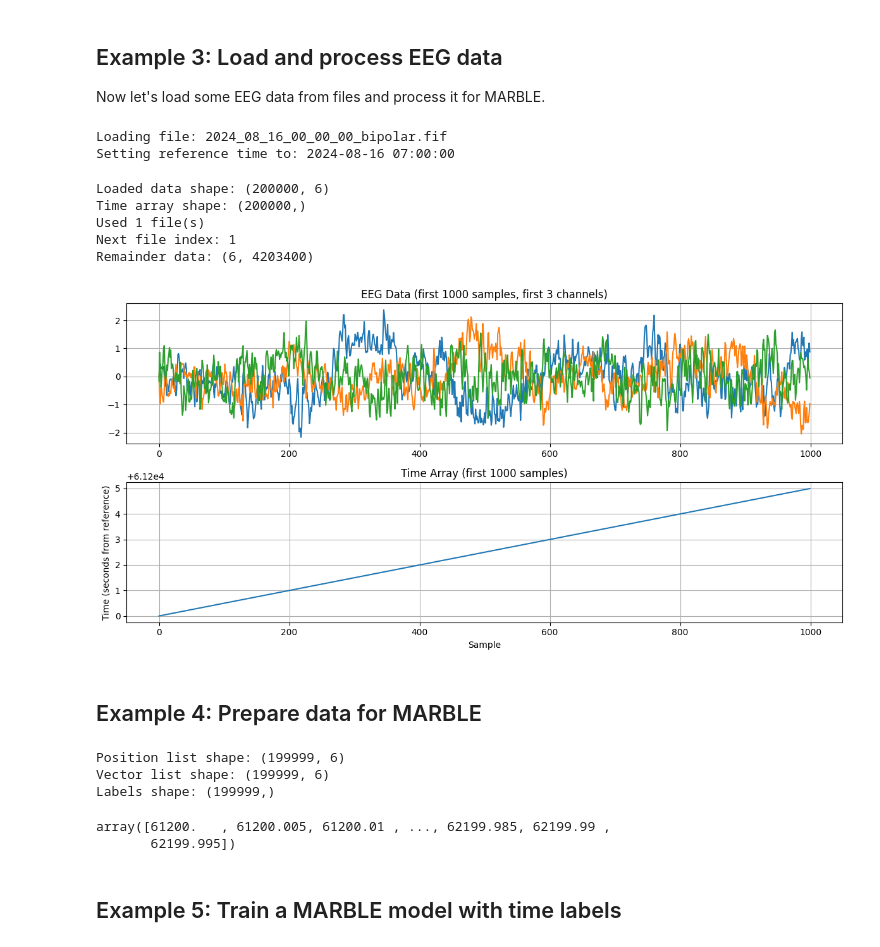
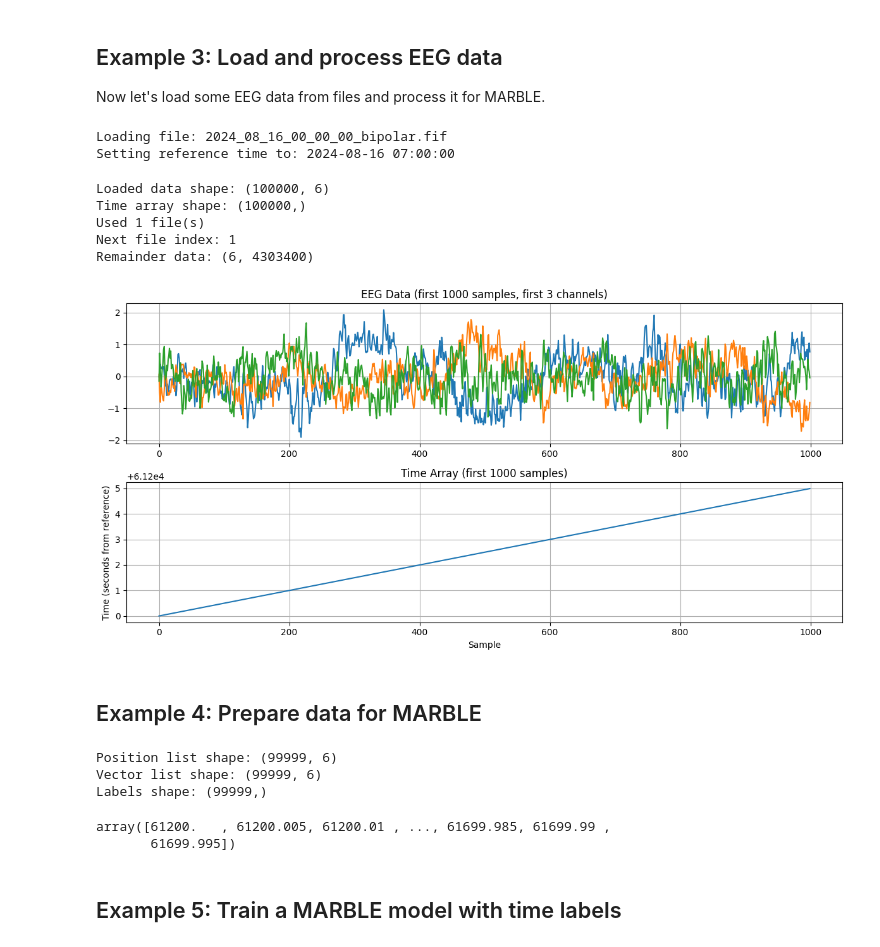
Before and after one commit to Jlei61/ans_MARBLE, a Jupyter notebook: example_training.ipynb, the cells around one changed output. Drawn from its saved outputs; the diff is of its cells as text; code cells hidden in the pictures.

```diff
--- a/example_training.ipynb
+++ b/example_training.ipynb
@@ -28,7 +28,7 @@ Now let's load some EEG data from files and process it for MARBLE.
 # %%
 # Define parameters
 data_dir = "./preprocessed/bipolar"
-max_samples = 500000  # Use a smaller number for demonstration
+max_samples = 100000  # Use a smaller number for demonstration
 resample_freq = 200
 
 # Load data
@@ -37,37 +37,37 @@ batch_data, batch_times, used_files, next_file_idx, remainder_data, remainder_ti
     max_samples=max_samples,
     resample_freq=resample_freq
 )
 
 print(f"Loaded data shape: {batch_data.shape}")
 print(f"Time array shape: {batch_times.shape}")
 print(f"Used {len(used_files)} file(s)")
 print(f"Next file index: {next_file_idx}")
 print(f"Remainder data: {'None' if remainder_data is None else remainder_data.shape}")
 
 # Plot a sample of the data
 plt.figure(figsize=(12, 6))
 plt.subplot(2, 1, 1)
 plt.plot(batch_data[:1000, :3])
 plt.title('EEG Data (first 1000 samples, first 3 channels)')
 plt.grid(True)
 
 plt.subplot(2, 1, 2)
 plt.plot(batch_times[:1000])
 plt.title('Time Array (first 1000 samples)')
 plt.xlabel('Sample')
 plt.ylabel('Time (seconds from reference)')
 plt.grid(True)
 plt.tight_layout()
 plt.show()
 # %% [output]
 Loading file: 2024_08_16_00_00_00_bipolar.fif
 Setting reference time to: 2024-08-16 07:00:00
-Loaded data shape: (200000, 6)
-Time array shape: (200000,)
+Loaded data shape: (100000, 6)
+Time array shape: (100000,)
 Used 1 file(s)
 Next file index: 1
-Remainder data: (6, 4203400)
+Remainder data: (6, 4303400)
-[figure, old version]
+[figure, new version]
 # %% [markdown]
 ## Example 4: Prepare data for MARBLE
 # %%
@@ -78,14 +78,14 @@ print(f"Position list shape: {pos_list.shape}")
 print(f"Vector list shape: {x_list.shape}")
 print(f"Labels shape: {labels.shape}")
 # %% [output]
-Position list shape: (199999, 6)
-Vector list shape: (199999, 6)
-Labels shape: (199999,)
+Position list shape: (99999, 6)
+Vector list shape: (99999, 6)
+Labels shape: (99999,)
 # %%
 batch_times
 # %% [output]
-array([61200.   , 61200.005, 61200.01 , ..., 62199.985, 62199.99 ,
-       62199.995])
+array([61200.   , 61200.005, 61200.01 , ..., 61699.985, 61699.99 ,
+       61699.995])
 # %% [markdown]
 ## Example 5: Train a MARBLE model with time labels
 # %%
```
Also changed, not shown: parts of 1 cell of this notebook, 14 other files.
